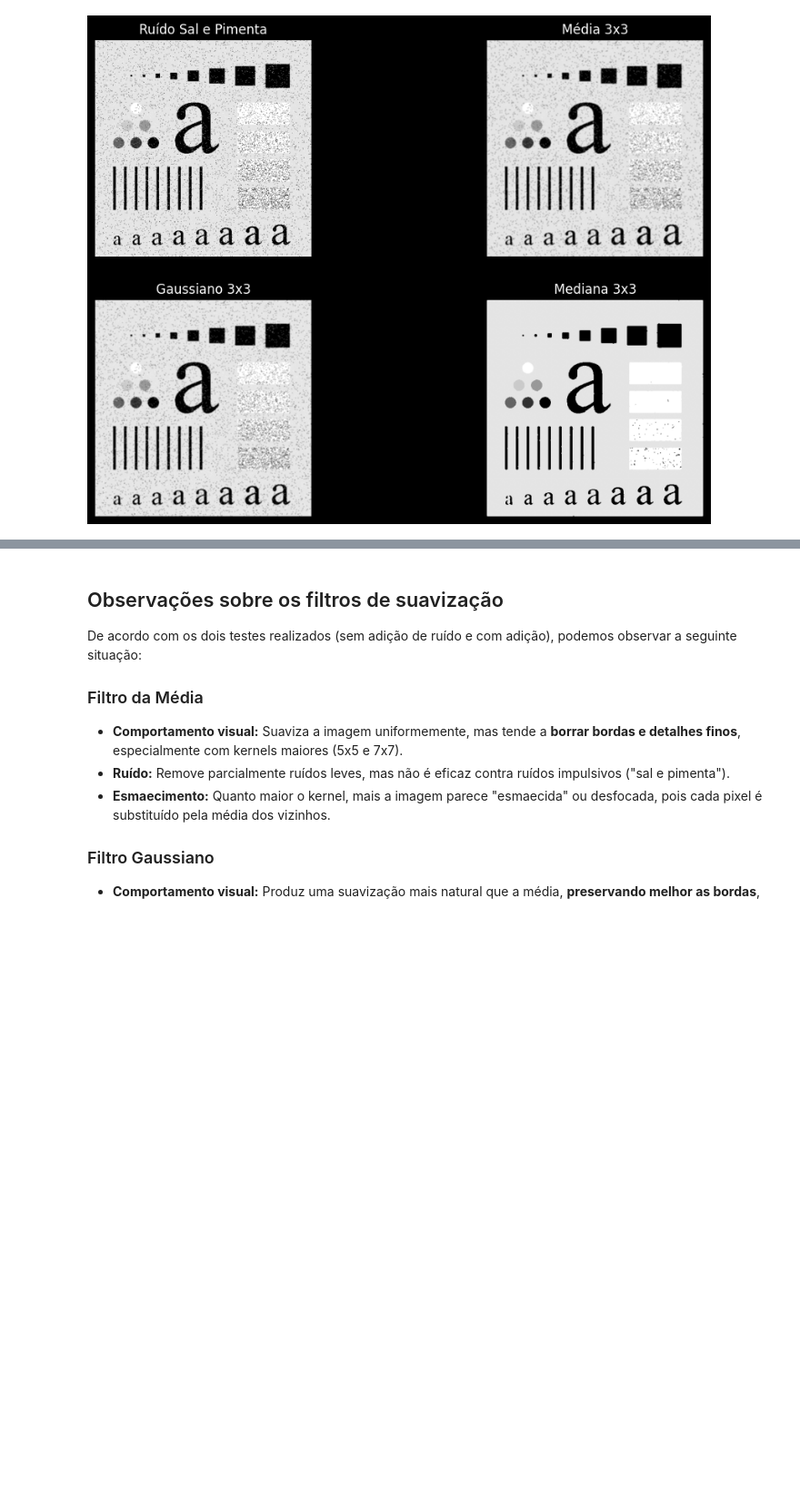
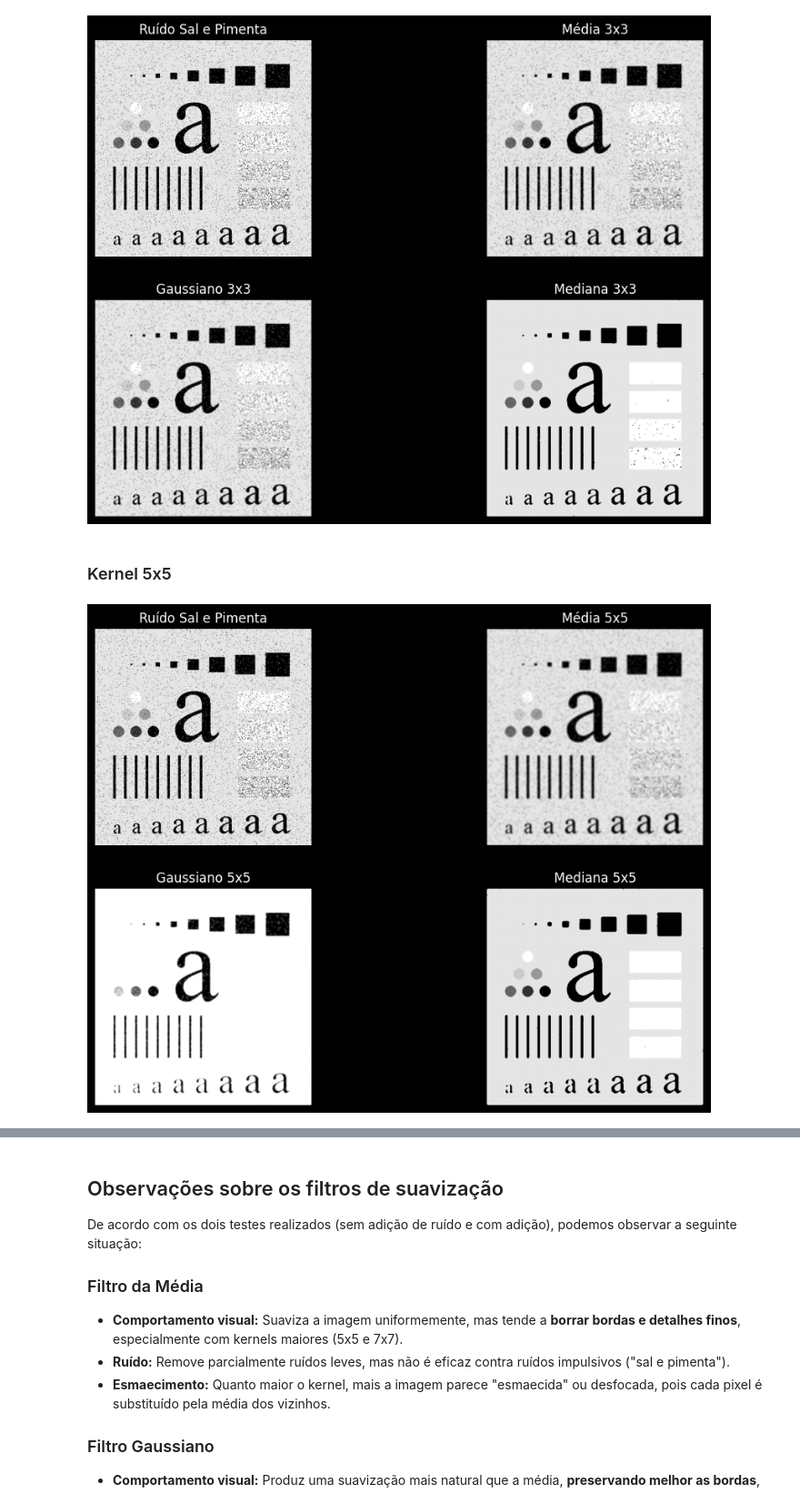
Before and after one commit to jvctrsilva/PDI_T1_Filtragem_Espacial, a Jupyter notebook: Filtragem_Espacial.ipynb, the cells around one changed output, grey strips where cells are left out. Shown at 91% size. Saved outputs shown, nothing was run; the diff lists cells and outputs as text; code cells hidden in the pictures; blank space fills up the shorter version.

Commit message:
feat: adicionando kernels 5x5 e 7x7 para o s&p e removendo ruído gaussiano

```diff
--- a/Filtragem_Espacial.ipynb
+++ b/Filtragem_Espacial.ipynb
@@ -249,13 +251,17 @@ plt.show()
 img_sp = random_noise(img, mode='s&p', amount=0.05)
 img_sp = (img_sp * 255).astype(np.uint8)
 
-img_gn = random_noise(img, mode='gaussian', var=0.01)
-img_gn = (img_gn * 255).astype(np.uint8)
-
+# Suavizando com kernel 3x3
 mean_sp_3 = conv2d(img_sp, mean_kernel(3))
 gauss_sp_3 = conv2d(img_sp, gauss_create(1.0, 3, 3))
 median_sp_3 = median_filter(img_sp, 3)
 
-mean_gn_3 = conv2d(img_gn, mean_kernel(3))
-gauss_gn_3 = conv2d(img_gn, gauss_create(1.0, 3, 3))
-median_gn_3 = median_filter(img_gn, 3)
+# Suavizando com kernel 5x5
+mean_sp_5 = conv2d(img_sp, mean_kernel(5))
+gauss_sp_5 = conv2d(img_sp, gauss_create(1.2, 5, 5))
+median_sp_5 = median_filter(img_sp, 5)
+
+# Suavizando com kernel 7x7
+mean_sp_7 = conv2d(img_sp, mean_kernel(7))
+gauss_sp_7 = conv2d(img_sp, gauss_create(1.5, 7, 7))
+median_sp_7 = median_filter(img_sp, 7)
@@ -285,3 +293,31 @@ plt.axis('off')
 plt.show()
 # %% [output]
 [figure]
+# %% [markdown]
+### Kernel 5x5
+# %%
+plt.figure(figsize=(12, 8))
+
+plt.subplot(2, 2, 1)
+plt.imshow(img_sp, cmap='gray')
+plt.title('Ruído Sal e Pimenta')
+plt.axis('off')
+
+plt.subplot(2, 2, 2)
+plt.imshow(mean_sp_5, cmap='gray')
+plt.title('Média 5x5')
+plt.axis('off')
+
+plt.subplot(2, 2, 3)
+plt.imshow(gauss_sp_5, cmap='gray')
+plt.title('Gaussiano 5x5')
+plt.axis('off')
+
+plt.subplot(2, 2, 4)
+plt.imshow(median_sp_5, cmap='gray')
+plt.title('Mediana 5x5')
+plt.axis('off')
+
+plt.show()
+# %% [output]
+[figure, added]
```
Also changed, not shown: parts of 4 cells of this notebook.
